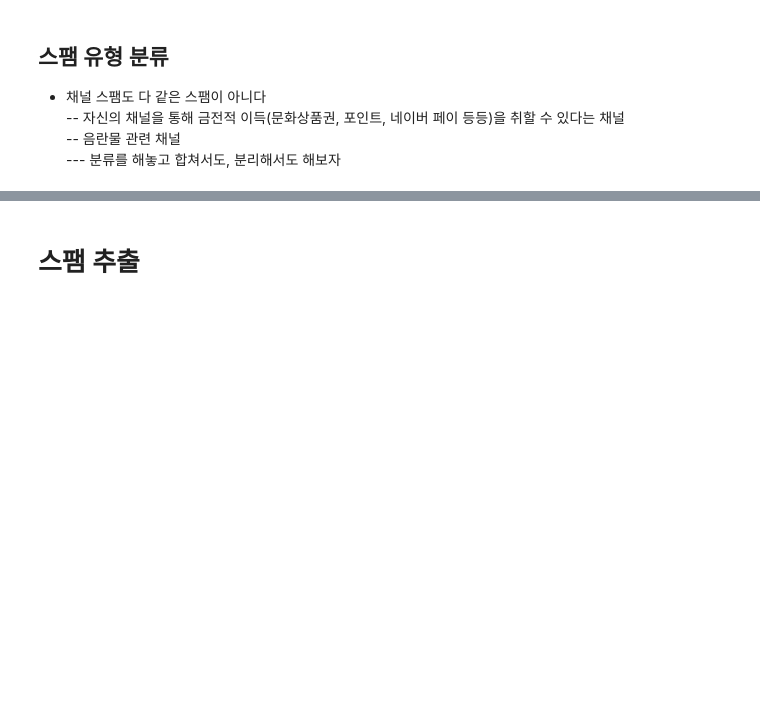
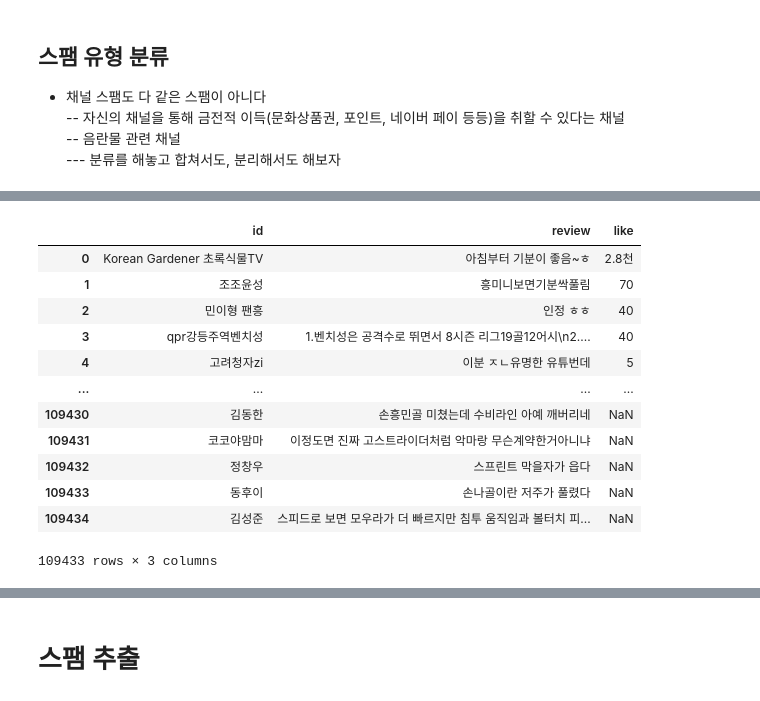
Before and after one commit to subeomsp/TIL_2, a Jupyter notebook: 유튜브 크롤링/BERT 스팸 분류 모델 for Youtube.ipynb, the cells around one changed output, grey strips where cells are left out. Saved outputs shown, nothing was run; the diff lists cells and outputs as text; code cells hidden in the pictures; blank space fills up the shorter version.

```diff
--- a/유튜브 크롤링/BERT 스팸 분류 모델 for Youtube.ipynb
+++ b/유튜브 크롤링/BERT 스팸 분류 모델 for Youtube.ipynb
@@ -1164,0 +1215,18 @@ for idx, review in enumerate(review_list):
+# %%
+df_type1 = df
+# %%
+df_type1
+# %% [output]
+|  | id | review | like |
+| 0 | Korean Gardener 초록식물TV | 아침부터 기분이 좋음~ㅎ | 2.8천 |
+| 1 | 조조윤성 | 흥미니보면기분싹풀림 | 70 |
+| 2 | 민이형 팬흥 | 인정 ㅎㅎ | 40 |
+| 3 | qpr강등주역벤치성 | 1.벤치성은 공격수로 뛰면서 8시즌 리그19골12어시\n2.... | 40 |
+| 4 | 고려청자zi | 이분 ㅈㄴ유명한 유튜번데 | 5 |
+| ... | ... | ... | ... |
+| 109430 | 김동한 | 손흥민골 미쳤는데 수비라인 아예 깨버리네 | NaN |
+| 109431 | 코코야맘마 | 이정도면 진짜 고스트라이더처럼 악마랑 무슨계약한거아니냐 | NaN |
+| 109432 | 정창우 | 스프린트 막을자가 읍다 | NaN |
+| 109433 | 동후이 | 손나골이란 저주가 풀렸다 | NaN |
+| 109434 | 김성준 | 스피드로 보면 모우라가 더 빠르지만 침투 움직임과 볼터치 피... | NaN |
+109433 rows × 3 columns
```
Also changed, not shown: parts of 21 cells of this notebook.
